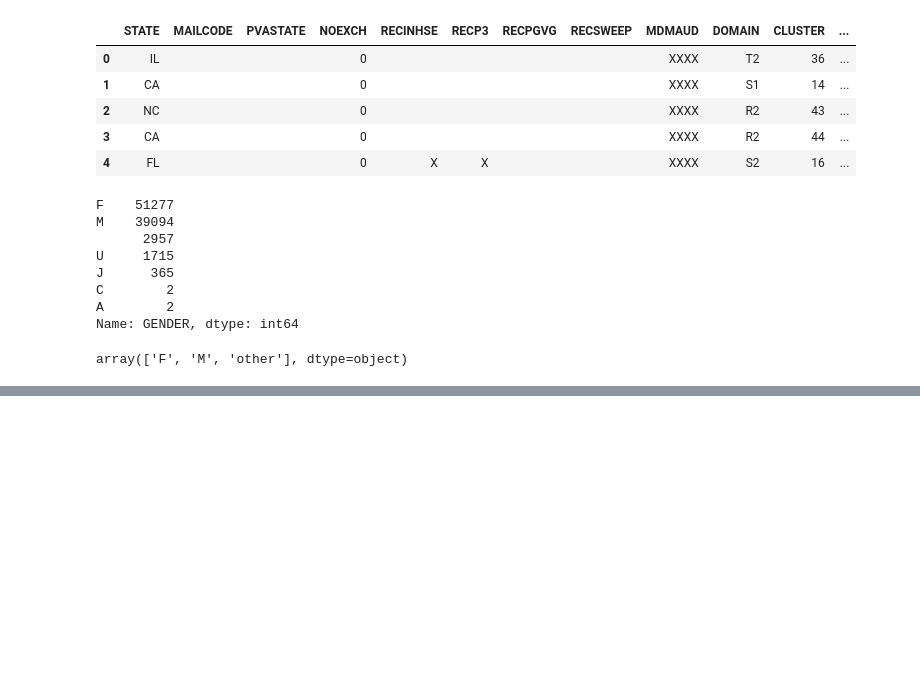
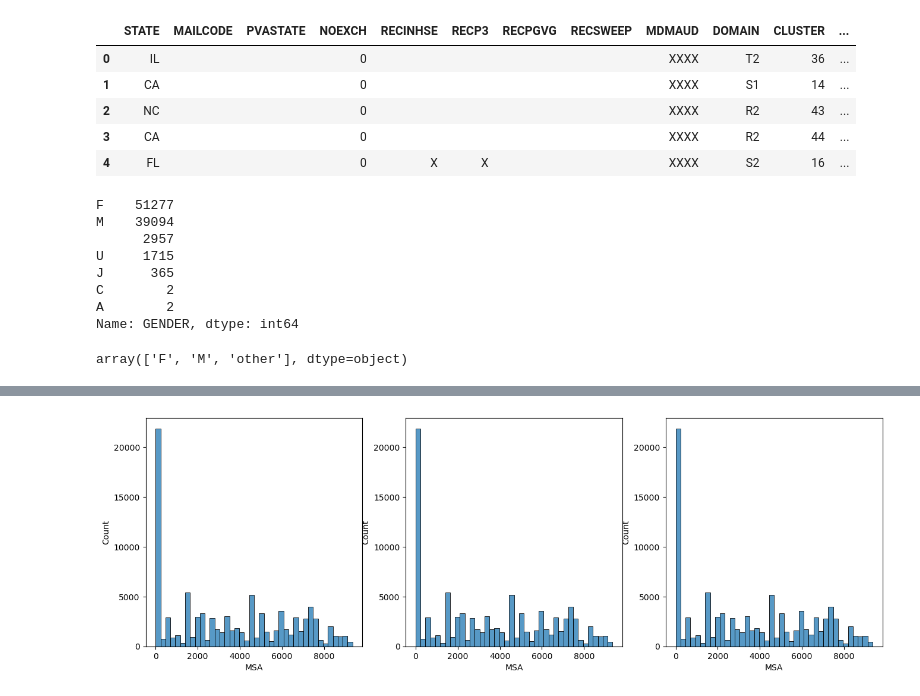
Before and after one commit to Acomar0/lab-revisiting-machine-learning, a Jupyter notebook: Lab 7.1.ipynb, the cells around one changed output, grey strips where cells are left out. Cells and saved outputs as stored; diff of their text form; code cells hidden in the pictures; blank space fills up the shorter version.

```diff
--- a/Lab 7.1.ipynb
+++ b/Lab 7.1.ipynb
@@ -115,0 +221,12 @@ array(['F', 'M', 'other'], dtype=object)
+# %%
+fig, ax = plt.subplots(1,3,figsize=(16,5))
+sns.histplot(data["MSA"], ax = ax[0])
+sns.histplot(data["MSA"].fillna(np.mean(data["MSA"])), ax = ax[1])
+sns.histplot(data["MSA"].fillna(np.median(data["MSA"])),ax = ax[2])
+plt.show()
+
+#I will fill with the median
+
+data["MSA"]= data["MSA"].fillna(np.median(data["MSA"]))
+# %% [output]
+[figure, added]
```
Also changed, not shown: parts of 17 cells of this notebook.
